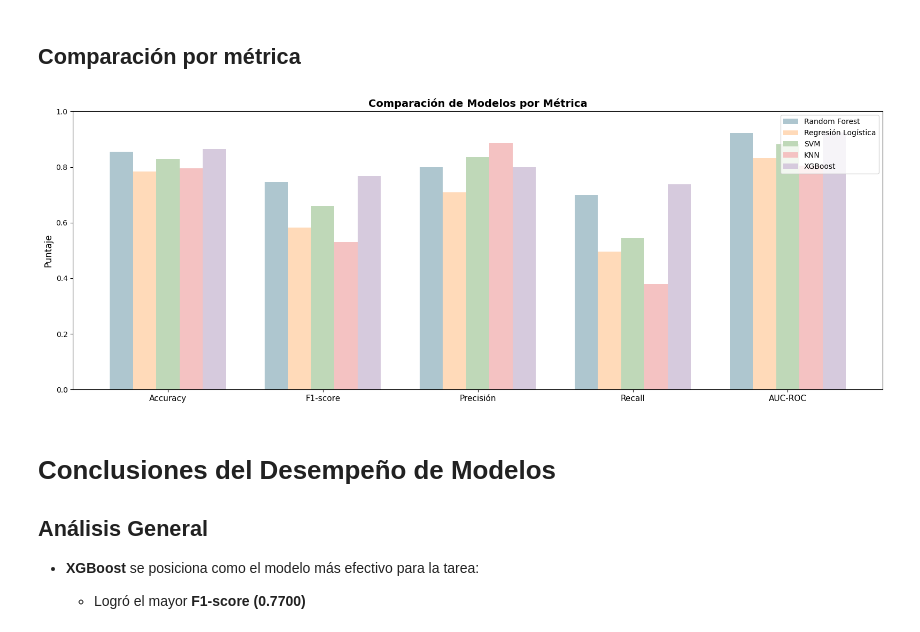
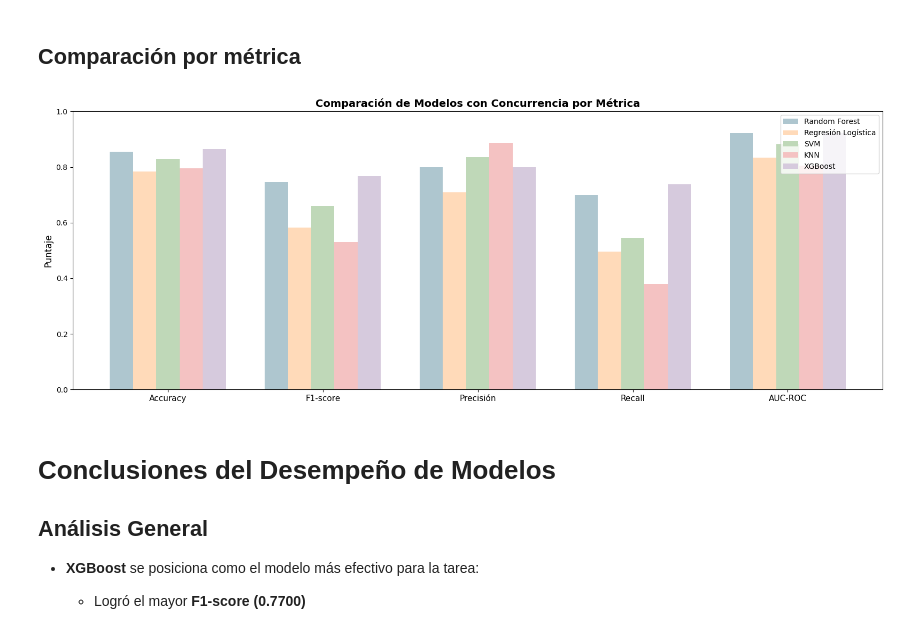
Before and after one commit to DanielRM23/Aprendizaje-Automatizado, a Jupyter notebook: ProyectoFinal /Proyecto_ML_Final.ipynb, the cells around one changed output. Drawn from its saved outputs; the diff is of its cells as text; code cells hidden in the pictures.

```diff
--- a/ProyectoFinal /Proyecto_ML_Final.ipynb
+++ b/ProyectoFinal /Proyecto_ML_Final.ipynb
@@ -899,0 +1010,8 @@ Estas columnas abarcan:
+# %%
+# Regresión Logística
+resultados_logistica_clasico = evaluar_modelo_clasico(LogisticRegression(max_iter=500),
+                                                  "Regresión Logística",
+                                                  X_train_scaled,
+                                                  y_train,
+                                                  X_test_scaled,
+                                                  y_test)
@@ -899,0 +1039,10 @@ Estas columnas abarcan:
+# %%
+# XGBoost
+resultados_xgboost_clasico = evaluar_modelo_clasico(XGBClassifier(random_state=42,
+                                                          use_label_encoder=True,
+                                                          eval_metric='logloss'),
+                                                  "XGBoost",
+                                                  X_train_scaled,
+                                                  y_train,
+                                                  X_test_scaled,
+                                                  y_test)
@@ -899,0 +1073,8 @@ Estas columnas abarcan:
+# %%
+# SVM
+resultados_svm_clasico = evaluar_modelo_clasico(SVC(probability=True, random_state=42),
+                       "SVM",
+                       X_train_scaled,
+                       y_train,
+                       X_test_scaled,
+                       y_test)
@@ -899,0 +1102,8 @@ Estas columnas abarcan:
+# %%
+# K-Nearest Neighbors
+resultados_knn_clasico = evaluar_modelo_clasico(KNeighborsClassifier(),
+                                        "K-Nearest Neighbors",
+                                        X_train_scaled,
+                                        y_train,
+                                        X_test_scaled,
+                                        y_test)
@@ -1238,35 +1516,35 @@ modelos = list(resultados_dict.keys())
 valores = np.array([
     [resultados_dict[modelo][metrica] for metrica in metricas]
     for modelo in modelos
 ])
 
 # Configuración del gráfico
 x = np.arange(len(metricas))
 bar_width = 0.15
 
 # Colores personalizados
 colores = ['#AEC6CF',  # pastel azul (Random Forest)
            '#FFDAB9',  # pastel durazno (Regresión Logística)
            '#BFD8B8',  # pastel verde (SVM)
            '#F4C2C2',  # pastel rosa (KNN)
            '#D6CADD']  # pastel lila (XGBoost)
 
 
 fig, ax = plt.subplots(figsize=(16, 6))  # Más ancho pa que se vea mejor
 for i, (modelo, color) in enumerate(zip(modelos, colores)):
     ax.bar(x + i * bar_width, valores[i], bar_width, label=modelo, color=color)
 
 # Personalización
 ax.set_xticks(x + bar_width * (len(modelos) - 1) / 2)
 ax.set_xticklabels(nombres_metricas, fontsize=11)
 ax.set_ylim(0, 1)
 ax.set_ylabel("Puntaje", fontsize=12)
-ax.set_title("Comparación de Modelos por Métrica", fontsize=14, weight='bold')
+ax.set_title("Comparación de Modelos con Concurrencia por Métrica", fontsize=14, weight='bold')
 ax.legend()
 plt.tight_layout()
 plt.show()
 # %% [output]
-[figure, old version]
+[figure, new version]
 # %% [markdown]
 # Conclusiones del Desempeño de Modelos
 
```
Also changed, not shown: parts of 32 cells of this notebook.
